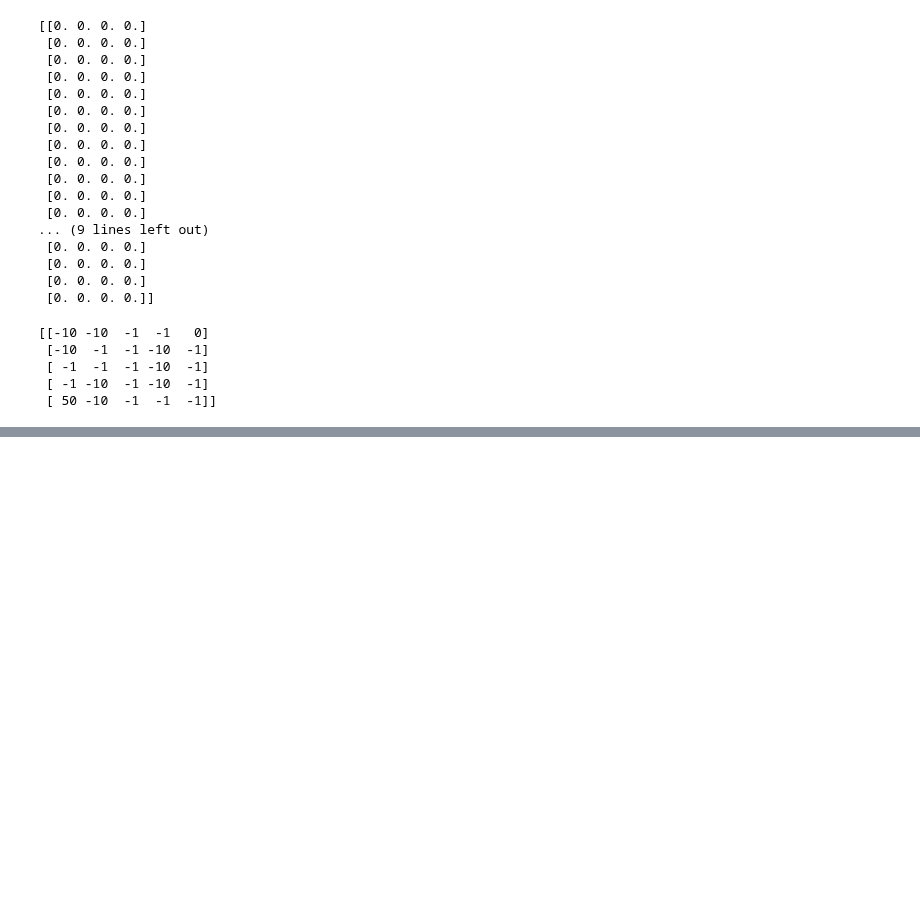
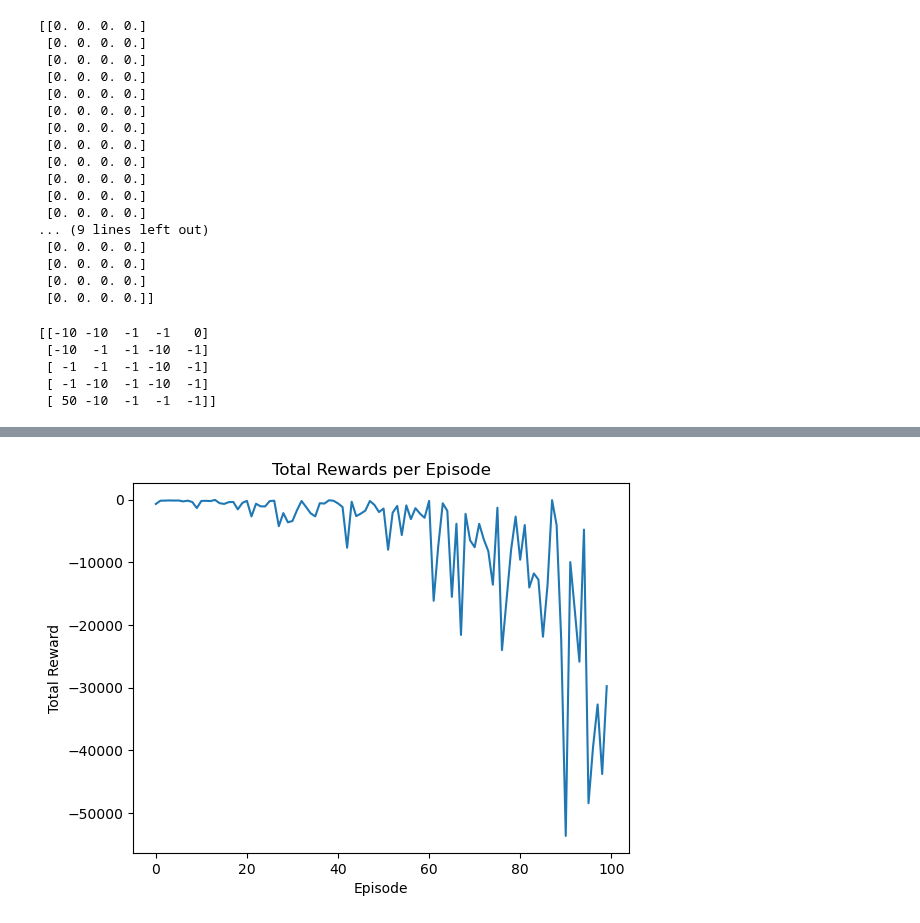
Before and after one commit to shaanCh/Data_Science-Machine_Learning, a Jupyter notebook: Machine Learning/Unsupervised Learning/Reinforcement Learning/Q-Learning Are we there yet.ipynb, the cells around one changed output, grey strips where cells are left out. Cells and saved outputs as stored; diff of their text form; code cells hidden in the pictures; blank space fills up the shorter version.

```diff
--- a/Machine Learning/Unsupervised Learning/Reinforcement Learning/Q-Learning Are we there yet.ipynb
+++ b/Machine Learning/Unsupervised Learning/Reinforcement Learning/Q-Learning Are we there yet.ipynb
@@ -79,10 +80,10 @@ column_index = start_state[1][0]
 start_state = (row_index, column_index)
 print(start_state)
 
-# Set the parameters for the Q-learning algorithm
-num_episodes = 100
-alpha = 0.8
-gamma = 0.95
-epsilon = 0.1
+end_state = np.where(image_array == 3)
+row_index2 = end_state[0][0]
+column_index2 = end_state[1][0]
+end_state = (row_index2, column_index2)
+print(end_state)
 # %% [output]
 (0, 4)
@@ -89,11 +90,0 @@ epsilon = 0.1
-# %%
-num_states, num_actions = state_action_table.shape
-i, j = start_state
-state = i * num_states + j
-
-action = np.random.choice(state_action_table[state])
-i, j = divmod(action, num_states)
-print(i, j)
-#next_state = i * num_states + j
-#reward = state_action_table[i, j]
-# print(state_action_table)
@@ -165,0 +184,10 @@ IndexError: only integers, slices (`:`), ellipsis (`...`), numpy.newaxis (`None`
+# %%
+
+plt.plot(episode_rewards)
+plt.xlabel('Episode')
+plt.ylabel('Total Reward')
+plt.title('Total Rewards per Episode')
+#plt.ylim(-40, 20)
+plt.show()
+# %% [output]
+[figure, added]
```
Also changed, not shown: parts of 6 cells of this notebook.
